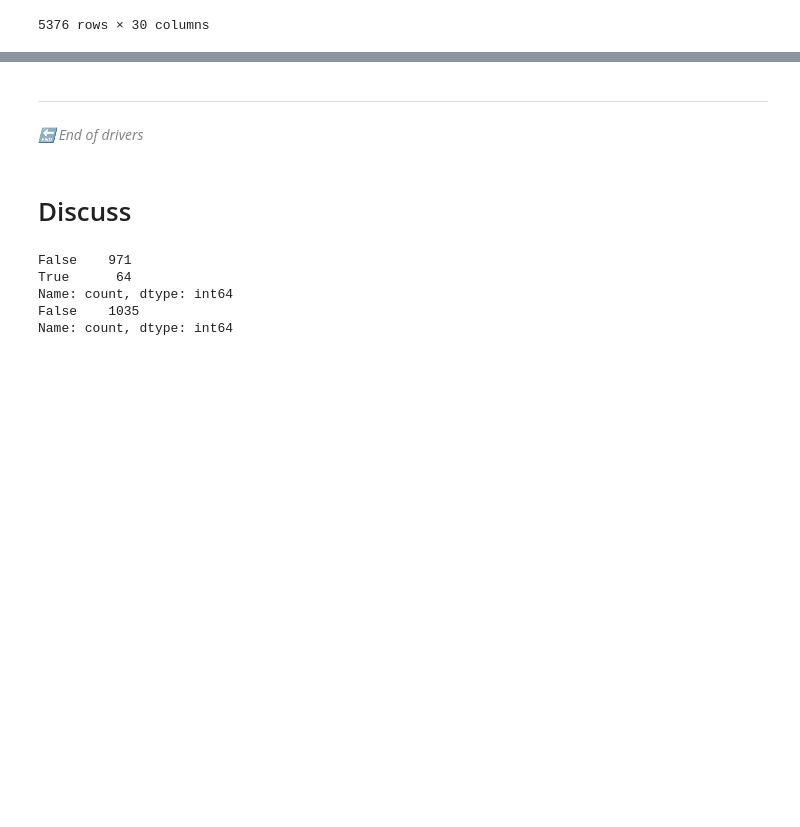
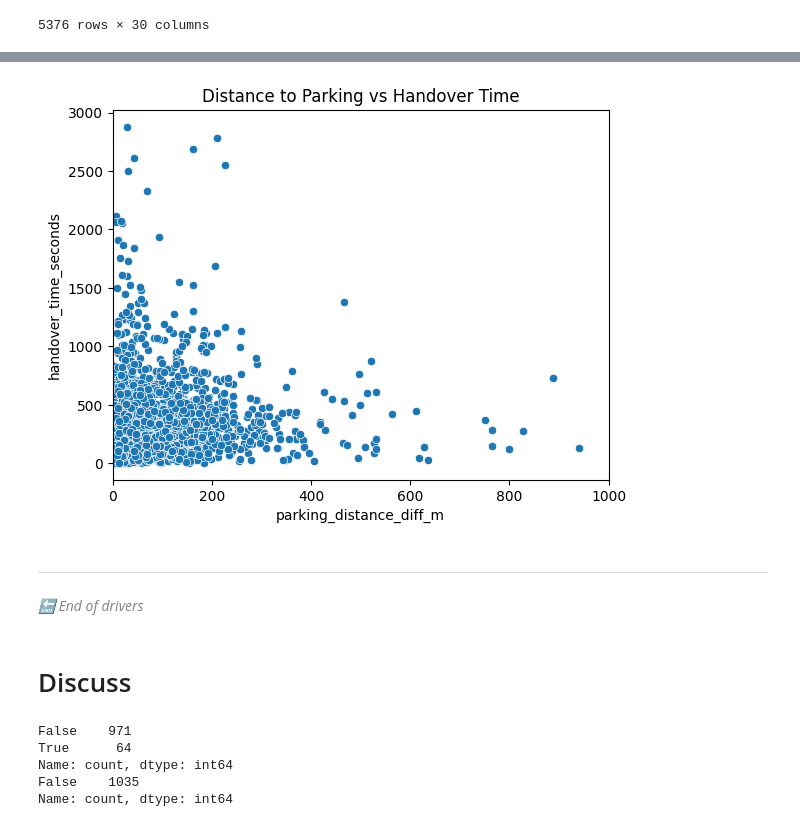
Before and after one commit to MohamdFekry/Parking-Enricher, a Jupyter notebook: test_data_analsis.ipynb, the cells around one changed output, grey strips where cells are left out. Saved outputs shown, nothing was run; the diff lists cells and outputs as text; code cells hidden in the pictures; blank space fills up the shorter version.

```diff
--- a/test_data_analsis.ipynb
+++ b/test_data_analsis.ipynb
@@ -625,0 +639,12 @@ test_data2
+# %%
+test_data2['ct_lat'] = test_data2['ct_lat'] / 1e7
+test_data2['ct_lng'] = test_data2['ct_lng'] / 1e7
+# %%
+def calc_distance(row):
+    try:
+        return geodesic((row['p_lat'], row['p_lng']), (row['ct_lat'], row['ct_lng'])).meters
+    except:
+        return None
+
+test_data2['parking_distance_diff_m'] = test_data2.apply(calc_distance, axis=1)
+test_data2
@@ -625,0 +691,9 @@ test_data2
+# %%
+bins = [0, 20, 50, 103, 200, 500, 1000, float('inf')]
+labels = ['0-20m', '20-50m', '50-103m', '103-200m', '200-500m', '500-1km', '>1km']
+
+test_data2['distance_bucket'] = pd.cut(test_data2['parking_distance_diff_m'], bins=bins, labels=labels)
+
+bucket_summary = test_data2.groupby('distance_bucket', observed=False)['handover_time_seconds'].agg(['mean', 'count'])
+print("count and avg handover time per distance bucket:")
+bucket_summary
@@ -626,3 +728,10 @@ test_data2
+# %%
+sns.scatterplot(x='parking_distance_diff_m', y='handover_time_seconds', data=test_data2)
+plt.xlim(0, 1000)  # maybe increase xlim?!
+plt.title('Distance to Parking vs Handover Time')
+plt.show()
+# %% [output]
+[figure, added]
 # %% [markdown]
 <hr>
 <div style="color: gray; font-style: italic;">🔚 End of drivers</div>
```
Also changed, not shown: parts of 12 cells of this notebook, 3 other files.
